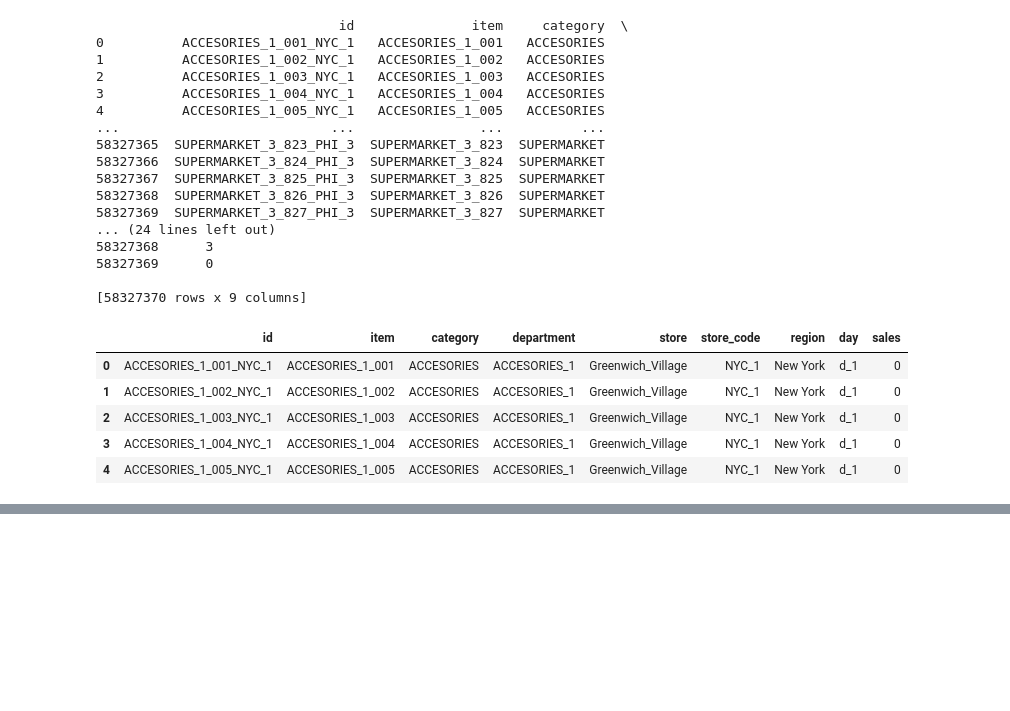
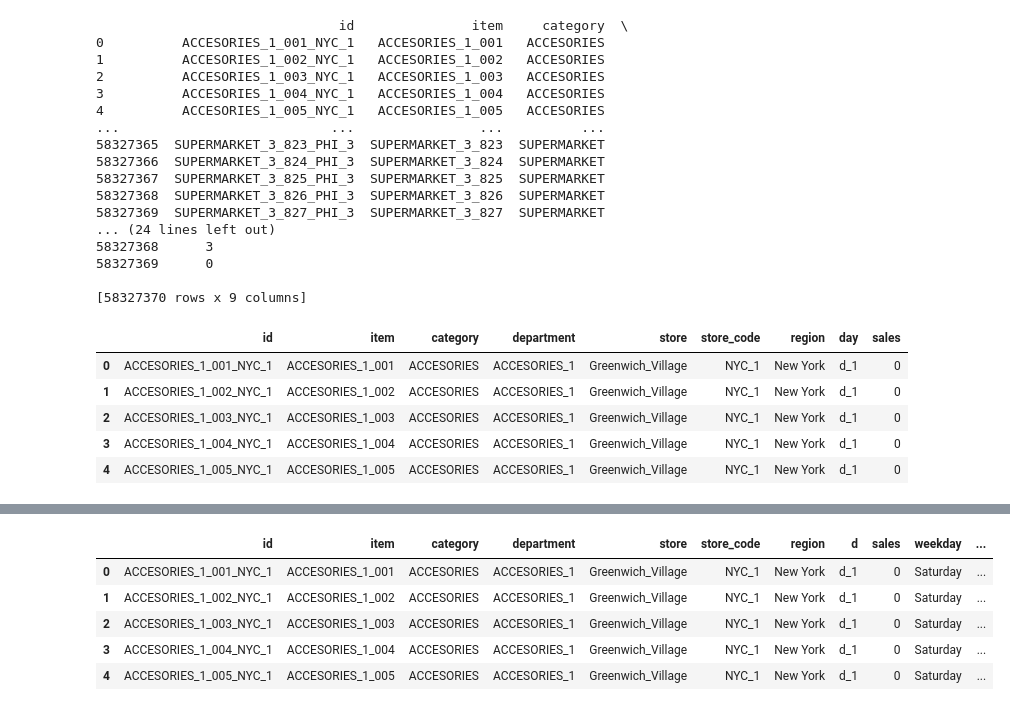
Before and after one commit to toiaa/ds-market, a Jupyter notebook: data_cleaning.ipynb, the cells around one changed output, grey strips where cells are left out. Saved outputs shown, nothing was run; the diff lists cells and outputs as text; code cells hidden in the pictures; blank space fills up the shorter version.

```diff
--- a/data_cleaning.ipynb
+++ b/data_cleaning.ipynb
@@ -314,3 +300,5 @@ sales.head()
 | 2 | ACCESORIES_1_003_NYC_1 | ACCESORIES_1_003 | ACCESORIES | ACCESORIES_1 | Greenwich_Village | NYC_1 | New York | d_1 | 0 |
 | 3 | ACCESORIES_1_004_NYC_1 | ACCESORIES_1_004 | ACCESORIES | ACCESORIES_1 | Greenwich_Village | NYC_1 | New York | d_1 | 0 |
 | 4 | ACCESORIES_1_005_NYC_1 | ACCESORIES_1_005 | ACCESORIES | ACCESORIES_1 | Greenwich_Village | NYC_1 | New York | d_1 | 0 |
+# %%
+sales = sales.rename(columns={'day': 'd'})
@@ -325,0 +327,11 @@ calendar.head()
+# %%
+merge_sales_calendar = pd.merge(sales,calendar,on='d', how='inner')
+# %%
+merge_sales_calendar.head()
+# %% [output]
+|  | id | item | category | department | store | store_code | region | d | sales | weekday | ... |
+| 0 | ACCESORIES_1_001_NYC_1 | ACCESORIES_1_001 | ACCESORIES | ACCESORIES_1 | Greenwich_Village | NYC_1 | New York | d_1 | 0 | Saturday | ... |
+| 1 | ACCESORIES_1_002_NYC_1 | ACCESORIES_1_002 | ACCESORIES | ACCESORIES_1 | Greenwich_Village | NYC_1 | New York | d_1 | 0 | Saturday | ... |
+| 2 | ACCESORIES_1_003_NYC_1 | ACCESORIES_1_003 | ACCESORIES | ACCESORIES_1 | Greenwich_Village | NYC_1 | New York | d_1 | 0 | Saturday | ... |
+| 3 | ACCESORIES_1_004_NYC_1 | ACCESORIES_1_004 | ACCESORIES | ACCESORIES_1 | Greenwich_Village | NYC_1 | New York | d_1 | 0 | Saturday | ... |
+| 4 | ACCESORIES_1_005_NYC_1 | ACCESORIES_1_005 | ACCESORIES | ACCESORIES_1 | Greenwich_Village | NYC_1 | New York | d_1 | 0 | Saturday | ... |
```
Also changed, not shown: parts of 5 cells of this notebook.
